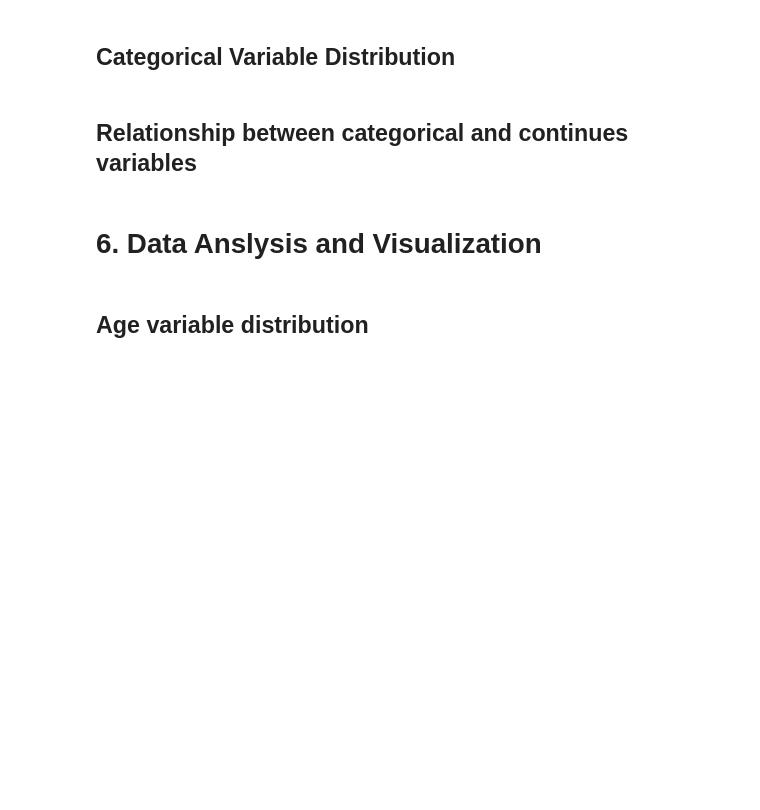
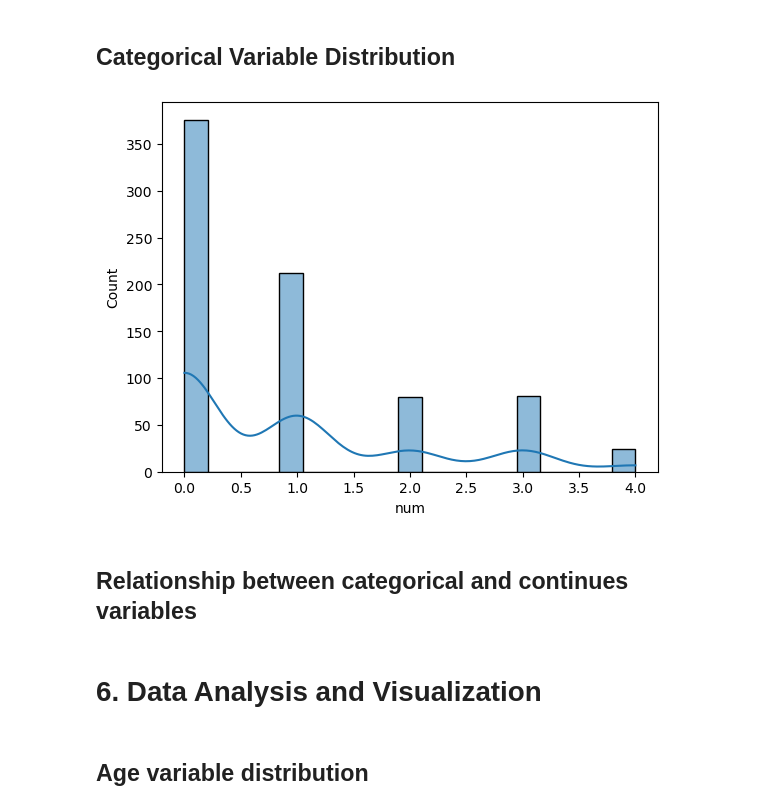
Before and after one commit to jhonnovax/data-preprocessing, a Jupyter notebook: heart-disease-notebook.ipynb, the cells around one changed output. Drawn from its saved outputs; the diff is of its cells as text; code cells hidden in the pictures; blank space fills up the shorter version.

```diff
--- a/heart-disease-notebook.ipynb
+++ b/heart-disease-notebook.ipynb
@@ -171,9 +190,14 @@ plt.show()
 # 5. Distributions and Relationships
 # %% [markdown]
 ## Categorical Variable Distribution
+# %%
+sns.histplot(df['num'], kde=True)
+plt.show()
+# %% [output]
+[figure, added]
 # %% [markdown]
 ## Relationship between categorical and continues variables
 # %% [markdown]
-# 6. Data Anslysis and Visualization
+# 6. Data Analysis and Visualization
 # %% [markdown]
 ## Age variable distribution
```
Also changed, not shown: parts of 22 cells of this notebook.
